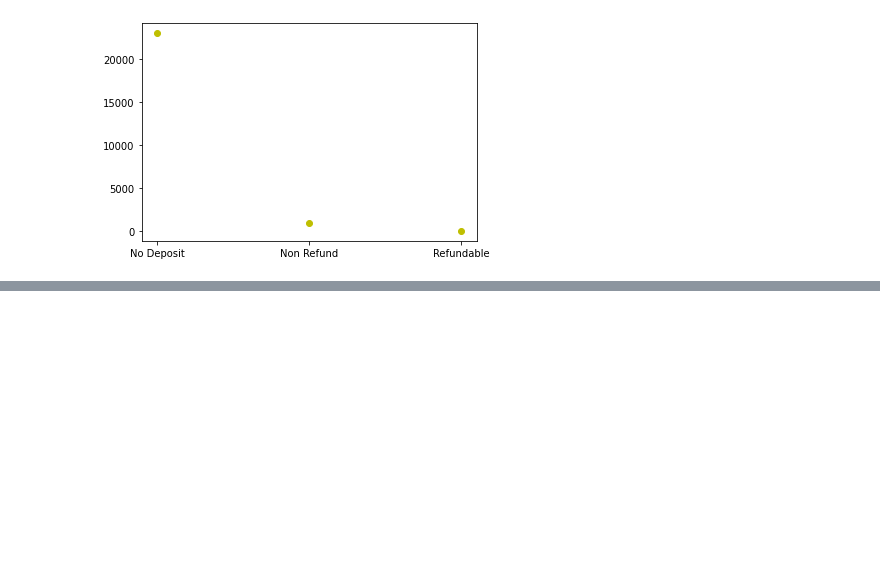
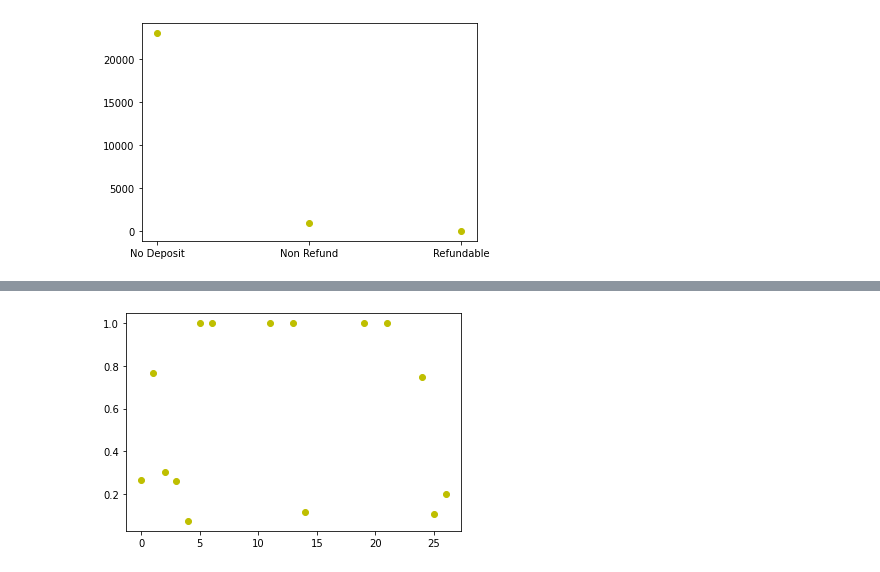
Before and after one commit to avni510/cse258, a Jupyter notebook: henry/logistic_regression.ipynb, the cells around one changed output, grey strips where cells are left out. Cells and saved outputs as stored; diff of their text form; code cells hidden in the pictures; blank space fills up the shorter version.

```diff
--- a/henry/logistic_regression.ipynb
+++ b/henry/logistic_regression.ipynb
@@ -121,0 +142,10 @@ plt.plot(x_deposit, y_deposit, 'yo')
+# %%
+group_prev_cancel = df.groupby(['previous_cancellations']).sum()['is_canceled']
+group_prev_cancel_total =df.groupby(['previous_cancellations']).count()['is_canceled']
+prob_cancel_prev_cancel = np.array(group_prev_cancel/group_prev_cancel_total)
+x_prev_cancel = pd.unique(df['previous_cancellations'])
+y_labels = df.is_canceled
+plt.plot(x_prev_cancel, prob_cancel_prev_cancel, 'yo')
+plt.show()
+# %% [output]
+[figure, added]
```
Also changed, not shown: parts of 9 cells of this notebook.
